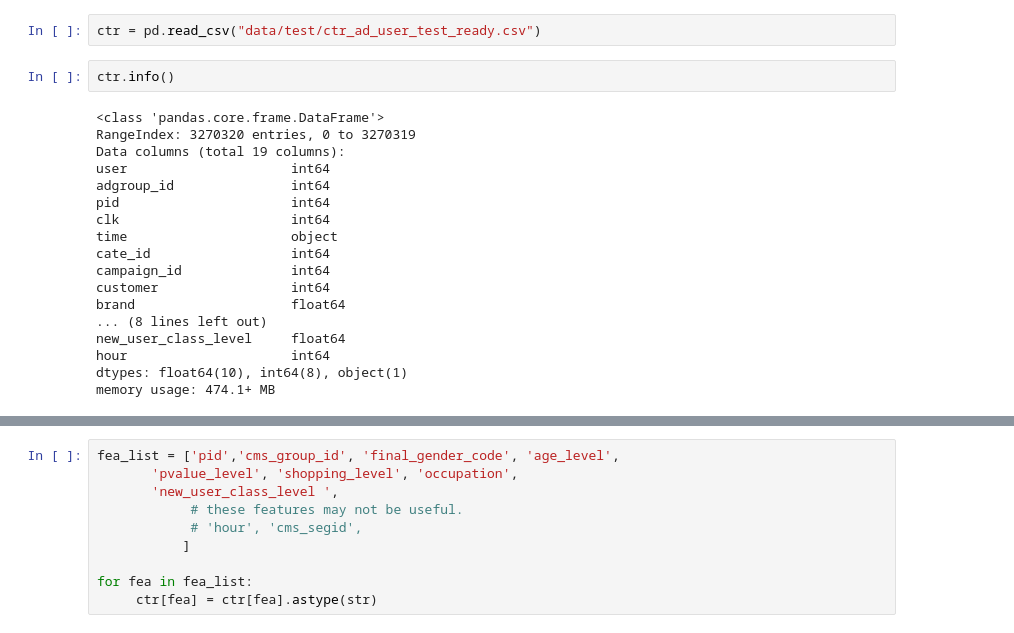
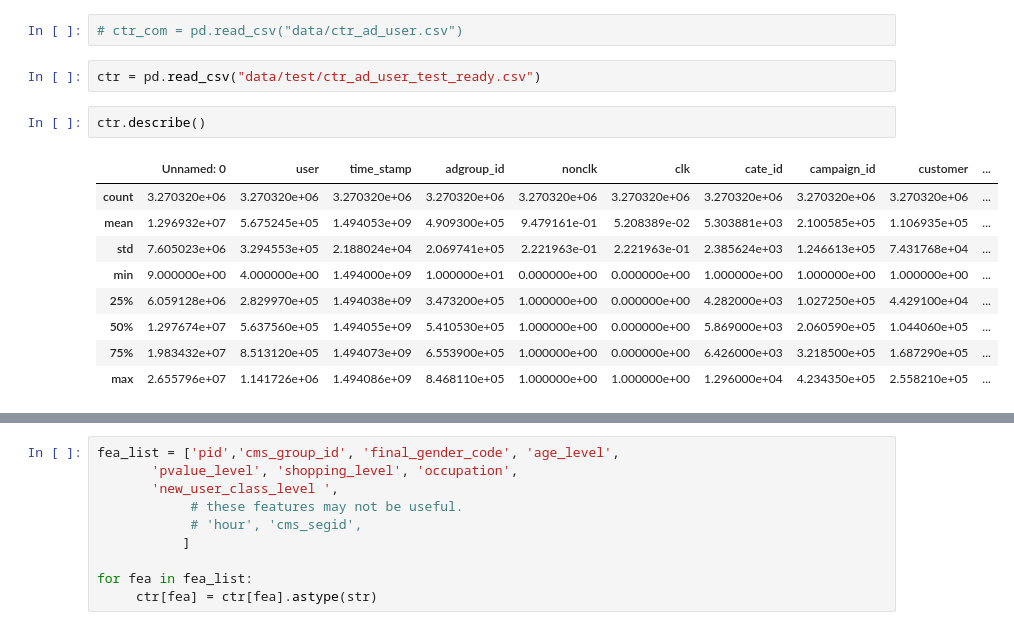
Before and after one commit to elainewyq/Click_Through_Rate_Prediction_Taobao, a Jupyter notebook: CTR_Modeling.ipynb, the cells around one changed output, grey strips where cells are left out. Cells and saved outputs as stored; diff of their text form.

```diff
--- a/CTR_Modeling.ipynb
+++ b/CTR_Modeling.ipynb
@@ -30,22 +39,16 @@ from xgboost import XGBClassifier
+# %%
+# ctr_com = pd.read_csv("data/ctr_ad_user.csv")
 # %%
 ctr = pd.read_csv("data/test/ctr_ad_user_test_ready.csv")
 # %%
-ctr.info()
+ctr.describe()
 # %% [output]
-<class 'pandas.core.frame.DataFrame'>
-RangeIndex: 3270320 entries, 0 to 3270319
-Data columns (total 19 columns):
-user                     int64
-adgroup_id               int64
-pid                      int64
-clk                      int64
-time                     object
-cate_id                  int64
-campaign_id              int64
-customer                 int64
-brand                    float64
-... (8 lines left out)
-new_user_class_level     float64
-hour                     int64
-dtypes: float64(10), int64(8), object(1)
-memory usage: 474.1+ MB
+|  | Unnamed: 0 | user | time_stamp | adgroup_id | nonclk | clk | cate_id | campaign_id | customer | ... |
+| count | 3.270320e+06 | 3.270320e+06 | 3.270320e+06 | 3.270320e+06 | 3.270320e+06 | 3.270320e+06 | 3.270320e+06 | 3.270320e+06 | 3.270320e+06 | ... |
+| mean | 1.296932e+07 | 5.675245e+05 | 1.494053e+09 | 4.909300e+05 | 9.479161e-01 | 5.208389e-02 | 5.303881e+03 | 2.100585e+05 | 1.106935e+05 | ... |
+| std | 7.605023e+06 | 3.294553e+05 | 2.188024e+04 | 2.069741e+05 | 2.221963e-01 | 2.221963e-01 | 2.385624e+03 | 1.246613e+05 | 7.431768e+04 | ... |
+| min | 9.000000e+00 | 4.000000e+00 | 1.494000e+09 | 1.000000e+01 | 0.000000e+00 | 0.000000e+00 | 1.000000e+00 | 1.000000e+00 | 1.000000e+00 | ... |
+| 25% | 6.059128e+06 | 2.829970e+05 | 1.494038e+09 | 3.473200e+05 | 1.000000e+00 | 0.000000e+00 | 4.282000e+03 | 1.027250e+05 | 4.429100e+04 | ... |
+| 50% | 1.297674e+07 | 5.637560e+05 | 1.494055e+09 | 5.410530e+05 | 1.000000e+00 | 0.000000e+00 | 5.869000e+03 | 2.060590e+05 | 1.044060e+05 | ... |
+| 75% | 1.983432e+07 | 8.513120e+05 | 1.494073e+09 | 6.553900e+05 | 1.000000e+00 | 0.000000e+00 | 6.426000e+03 | 3.218500e+05 | 1.687290e+05 | ... |
+| max | 2.655796e+07 | 1.141726e+06 | 1.494086e+09 | 8.468110e+05 | 1.000000e+00 | 1.000000e+00 | 1.296000e+04 | 4.234350e+05 | 2.558210e+05 | ... |
```
Also changed, not shown: parts of 46 cells of this notebook.
